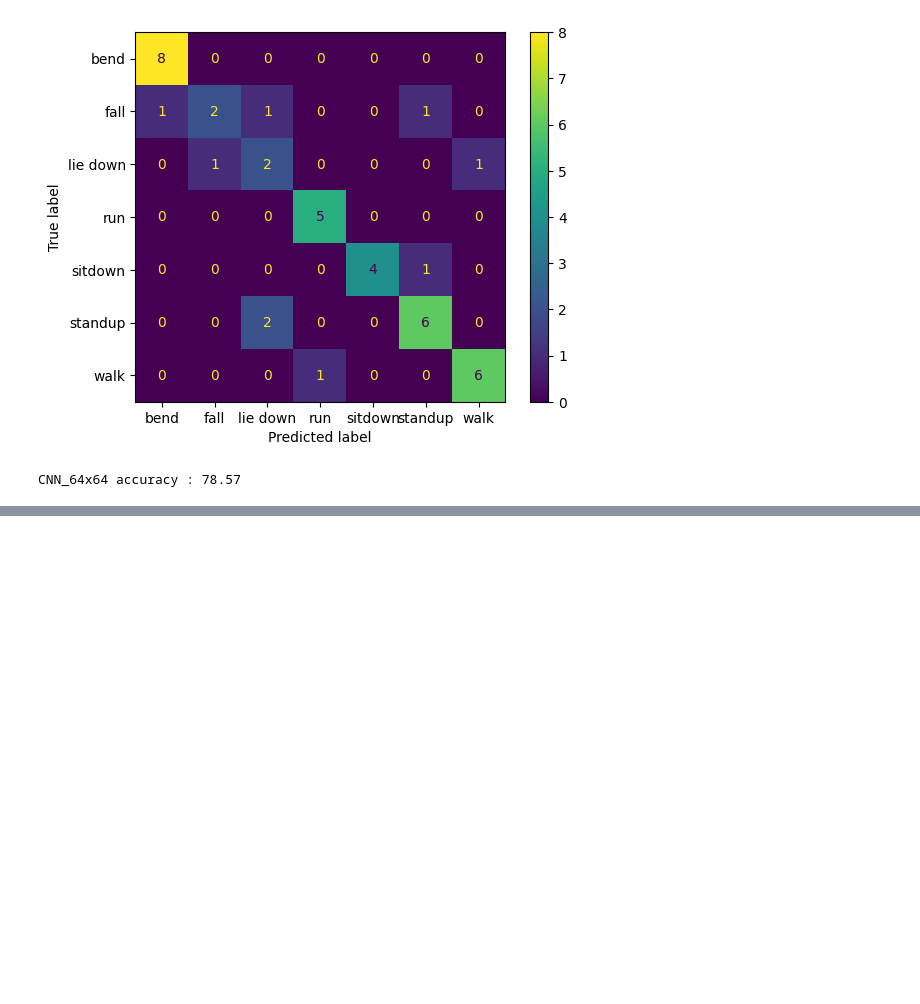
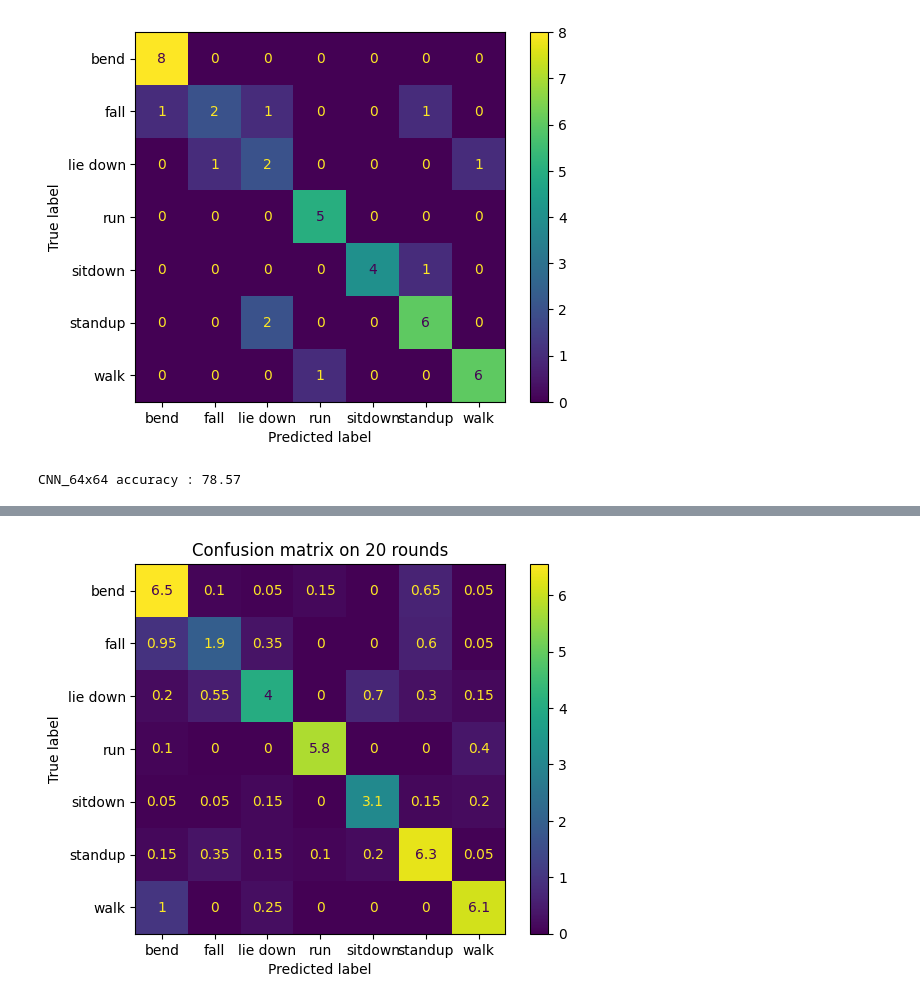
Before and after one commit to B4nanaJuice/Human-Activity-Recognition, a Jupyter notebook: model_comparison.ipynb, the cells around one changed output, grey strips where cells are left out. Drawn from its saved outputs; the diff is of its cells as text; code cells hidden in the pictures; blank space fills up the shorter version.

```diff
--- a/model_comparison.ipynb
+++ b/model_comparison.ipynb
@@ -13,8 +13,8 @@ import time
 from sklearn import metrics
 # %%
 ## Hyperparameters
-batch_size_train = 32
-batch_size_test = 42
+batch_size_train = 64
+batch_size_test = 32
 learning_rate = 1e-3
 epochs = 500
 # %%
@@ -36,11 +36,11 @@ _test_tensor_64x64 = torch.load('tensors/test_tensors_64x64.pt')
 _test_labels_64x64 = torch.load('tensors/test_labels_64x64.pt')
 # %%
 # Images 52 x 600
-train_dataset_52x600 = Dataset(torch.stack(_train_tensor_52x600, dim = 0).unsqueeze(1), _train_labels_52x600)
-test_dataset_52x600 = Dataset(torch.stack(_test_tensor_52x600, dim = 0).unsqueeze(1), _test_labels_52x600)
+# train_dataset_52x600 = Dataset(torch.stack(_train_tensor_52x600, dim = 0).unsqueeze(1), _train_labels_52x600)
+# test_dataset_52x600 = Dataset(torch.stack(_test_tensor_52x600, dim = 0).unsqueeze(1), _test_labels_52x600)
 
-train_loader_52x600 = DataLoader(train_dataset_52x600, batch_size = batch_size_train, shuffle = True)
-test_loader_52x600 = DataLoader(test_dataset_52x600, batch_size = batch_size_test, shuffle = True)
+# train_loader_52x600 = DataLoader(train_dataset_52x600, batch_size = batch_size_train, shuffle = True)
+# test_loader_52x600 = DataLoader(test_dataset_52x600, batch_size = batch_size_test, shuffle = True)
 
 # Images 64 x 64
 train_dataset_64x64 = Dataset(torch.stack(_train_tensor_64x64, dim = 0).unsqueeze(1), _train_labels_64x64)
@@ -50,12 +50,12 @@ train_loader_64x64 = DataLoader(train_dataset_64x64, batch_size = batch_size_tra
 test_loader_64x64 = DataLoader(test_dataset_64x64, batch_size = batch_size_test, shuffle = True)
 # %%
 ## Import and initialize models
-model_52x600 = CNNUntouchedImages().to(device)
+# model_52x600 = CNNUntouchedImages().to(device)
 model_64x64 = CNNSquareImages().to(device)
 # %%
 # Criterions and optimizers
-criterion_52x600 = nn.CrossEntropyLoss()
-optimizer_52x600 = optim.Adam(model_52x600.parameters(), lr = learning_rate)
+# criterion_52x600 = nn.CrossEntropyLoss()
+# optimizer_52x600 = optim.Adam(model_52x600.parameters(), lr = learning_rate)
 
 criterion_64x64 = nn.CrossEntropyLoss()
 optimizer_64x64 = optim.Adam(model_64x64.parameters(), lr = learning_rate)
@@ -169,3 +169,62 @@ print(f'CNN_64x64 accuracy : {accuracy:.2f}')
 # %% [output]
 [figure]
 CNN_64x64 accuracy : 78.57
+# %%
+## Test the model 64x64 on multiple rounds
+rounds = 20
+accuracies = []
+confusions = []
+
+for r in range(rounds):
+    print(f'Round [{r+1}/{rounds}]')
+
+    model_64x64 = CNNSquareImages().to(device)
+    criterion_64x64 = nn.CrossEntropyLoss()
+    optimizer_64x64 = optim.Adam(model_64x64.parameters(), lr = learning_rate)
+
+    # Training time
+    for epoch in range(epochs):
+        # print(f'Epoch [{epoch+1}/{epochs}]', end = ' ')
+
+        for batch_x, batch_y in train_loader_64x64:
+            batch_x = batch_x.to(device)
+            batch_y = batch_y.to(device)
+
+            optimizer_64x64.zero_grad()
+            scores = model_64x64(batch_x)
+            loss = criterion_64x64(scores, batch_y)
+            loss.backward()
+            optimizer_64x64.step()
+
+    # Evaluation time
+    model_64x64.eval()
+    correct, total = 0, 0
+
+    with torch.no_grad():
+        inputs = test_dataset_64x64.x.to(device)
+        targets = test_dataset_64x64.y.to(device)
+
+        outputs = model_64x64(inputs)
+        _, predicted = torch.max(outputs, dim = 1)
+
+        total = targets.size(0)
+        correct = (predicted == targets).sum().item()
+
+        confusion = metrics.confusion_matrix(predicted.cpu(), targets.cpu())
+        # cm_display = metrics.ConfusionMatrixDisplay(confusion_matrix = confusion, display_labels = ['bend', 'fall', 'lie down', 'run', 'sitdown', 'standup', 'walk'])
+        # cm_display.plot()
+        # plt.show()
+
+    accuracy = 100 * correct / total
+    accuracies.append(round(accuracy, 2))
+    confusions.append(confusion)
+    # print(f'CNN_64x64 accuracy : {accuracy:.2f}')
+
+# print(f'Accuracies : {accuracies}')
+print(f'Mean accuracy : {sum(accuracies)/rounds}')
+
+cm_display = metrics.ConfusionMatrixDisplay(confusion_matrix = sum(confusions)/rounds, display_labels = ['bend', 'fall', 'lie down', 'run', 'sitdown', 'standup', 'walk'])
+cm_display.plot()
+plt.title(f'Confusion matrix on {rounds} rounds')
+plt.show()
+# %% [output]
@@ -171,0 +248 @@ CNN_64x64 accuracy : 78.57
+[figure, added]
```
Also changed, not shown: parts of 2 cells of this notebook, 1 other file.
